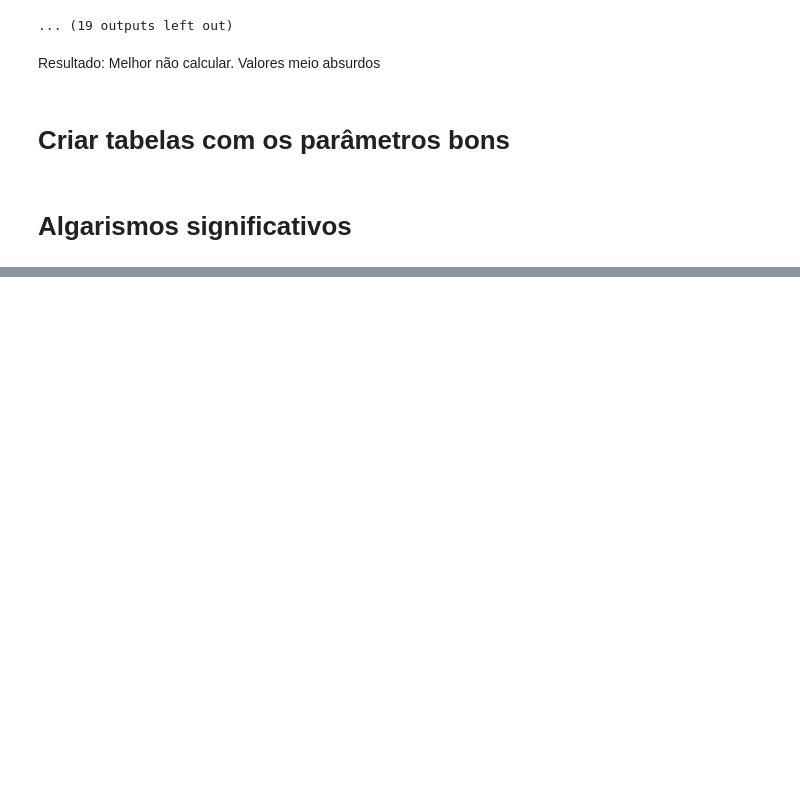
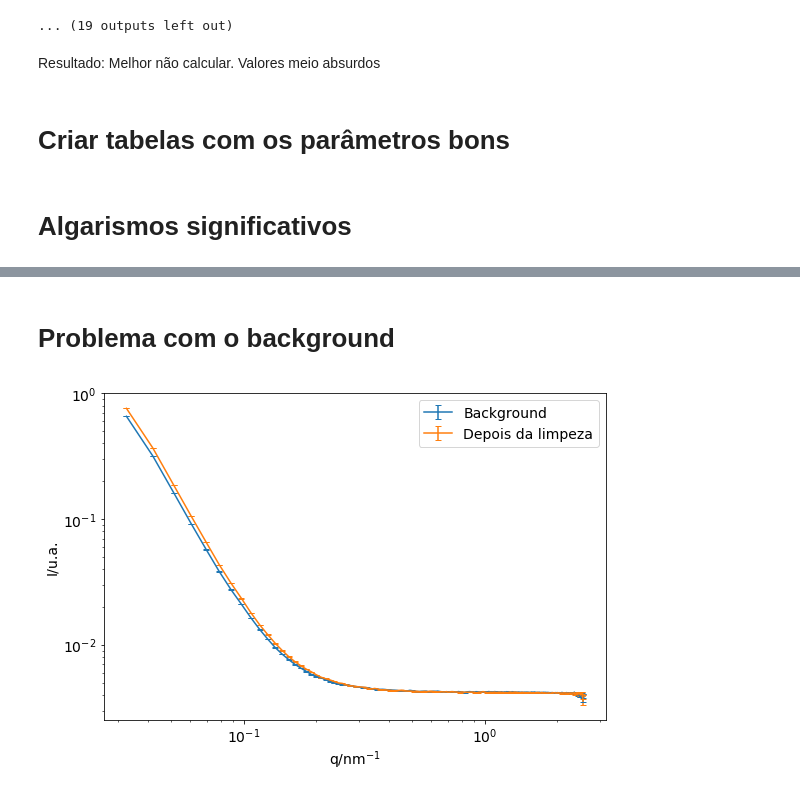
Before and after one commit to KarlClinckspoor/Tese, a Jupyter notebook: imagens/notebooks/dados experimentais/TR_SAXS/Plots SAXS.ipynb, the cells around one changed output, grey strips where cells are left out. Drawn from its saved outputs; the diff is of its cells as text; code cells hidden in the pictures; blank space fills up the shorter version.

```diff
--- a/imagens/notebooks/dados experimentais/TR_SAXS/Plots SAXS.ipynb
+++ b/imagens/notebooks/dados experimentais/TR_SAXS/Plots SAXS.ipynb
@@ -747,0 +823,21 @@ with open('ajustes_combinados_alg.csv', 'w') as fhand:
+# %% [markdown]
+# Problema com o background
+# %%
+back = glob.glob('*water*')
+back
+
+fig, ax = plt.subplots(1, 1, figsize=(9,6))
+nomes = ['Background', 'Depois da limpeza']
+nomes.reverse()
+
+for file in back[::-1]:
+    df = pd.read_csv(file, sep=' ', names=['q', 'I', 'err', 'lixo'], header=1)
+    ax.errorbar(df['q'], df['I'], yerr=df['err'],
+               capsize=3, label=nomes.pop())
+
+ax.set(xscale='log', yscale='log', xlabel='q/nm$^{-1}$', ylabel='I/u.a.')
+ax.legend()
+#ax.set_ylim(bottom=1E-4)
+fig.savefig('../../../saxs/problema_limpeza.pdf')
+# %% [output]
+[figure, added]
```
Also changed, not shown: parts of 7 cells of this notebook, 16 other files.
